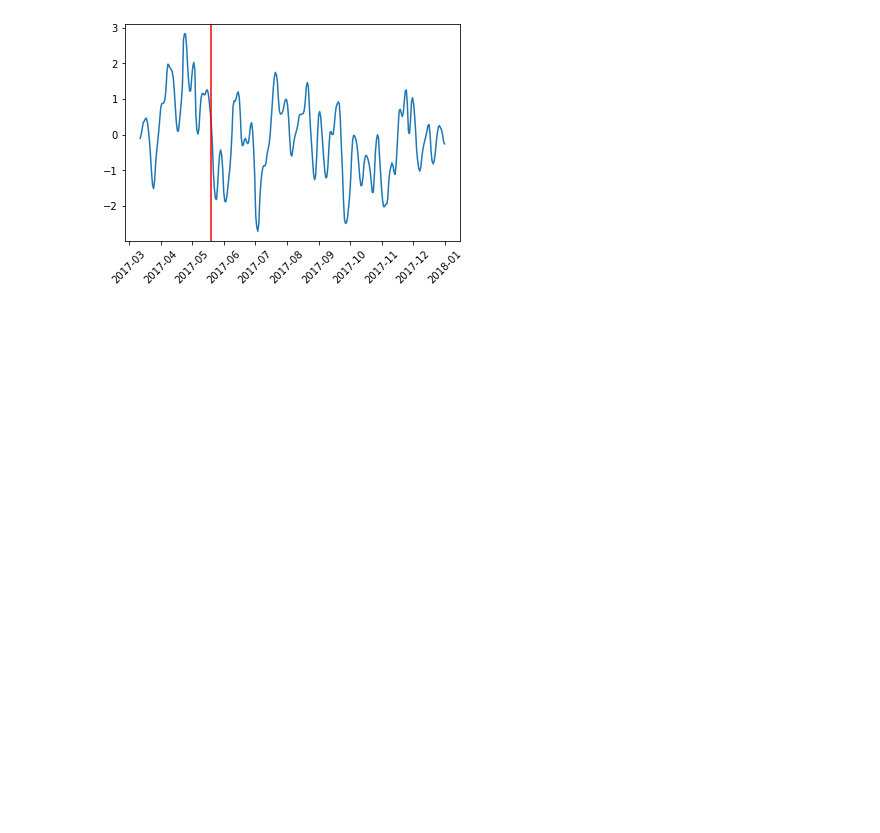
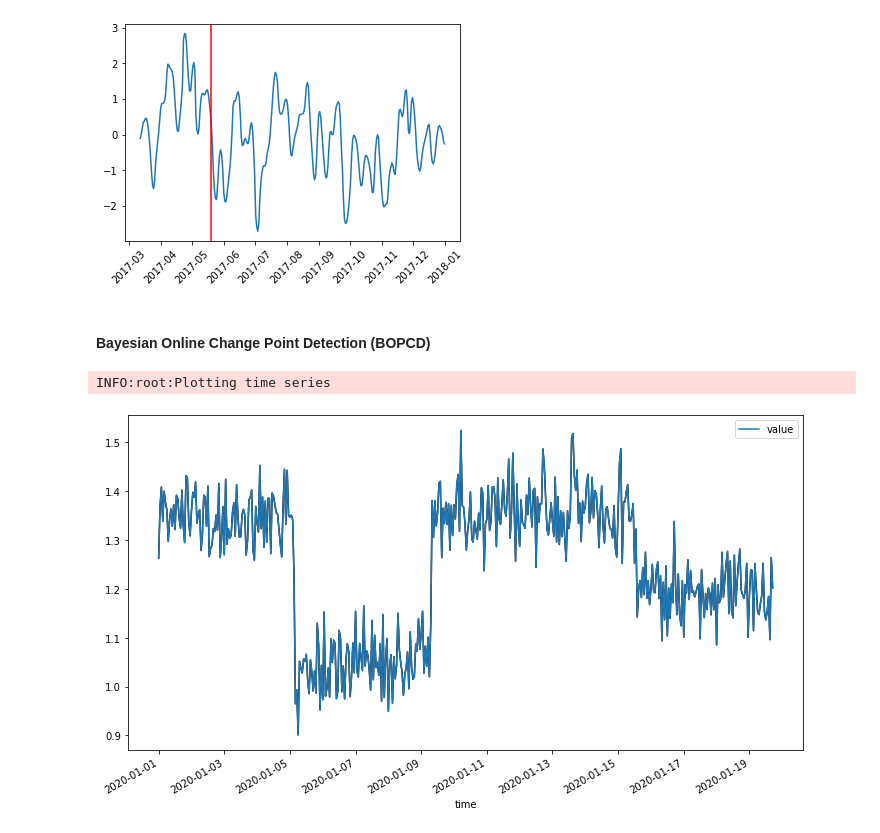
Before and after one commit to bcheng004/Kats-example, a Jupyter notebook: notebooks/bcheng004_Kats_windows.ipynb, the cells around one changed output. Saved outputs shown, nothing was run; the diff lists cells and outputs as text; code cells hidden in the pictures; blank space fills up the shorter version.

Commit message:
change detection examples added

```diff
--- a/notebooks/bcheng004_Kats_windows.ipynb
+++ b/notebooks/bcheng004_Kats_windows.ipynb
@@ -124,3 +133,14 @@ plt.xticks(rotation=45)
 test_detector.plot(test_change_points)
 # %% [output]
 [figure]
+# %% [markdown]
+#### Bayesian Online Change Point Detection (BOPCD)
+# %%
+from kats.utils.simulator import Simulator
+
+sim = Simulator(n=450,start='2020-01-01',freq='H')
+ts_bocpd = sim.level_shift_sim(noise=0.05,seasonal_period=1)
+ts_bocpd.plot(cols=['value'])
+# %% [output]
+INFO:root:Plotting time series
+[figure, added]
```
Also changed, not shown: parts of 8 cells of this notebook.
